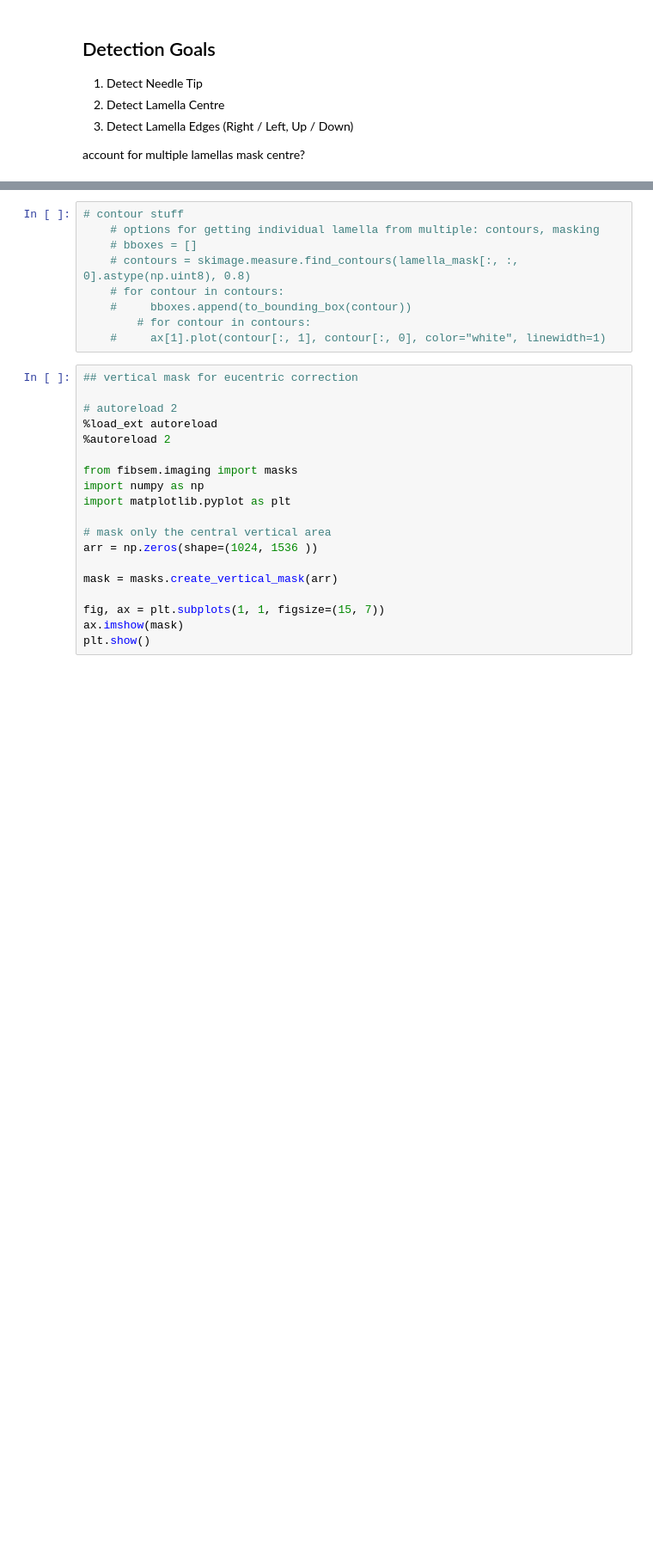
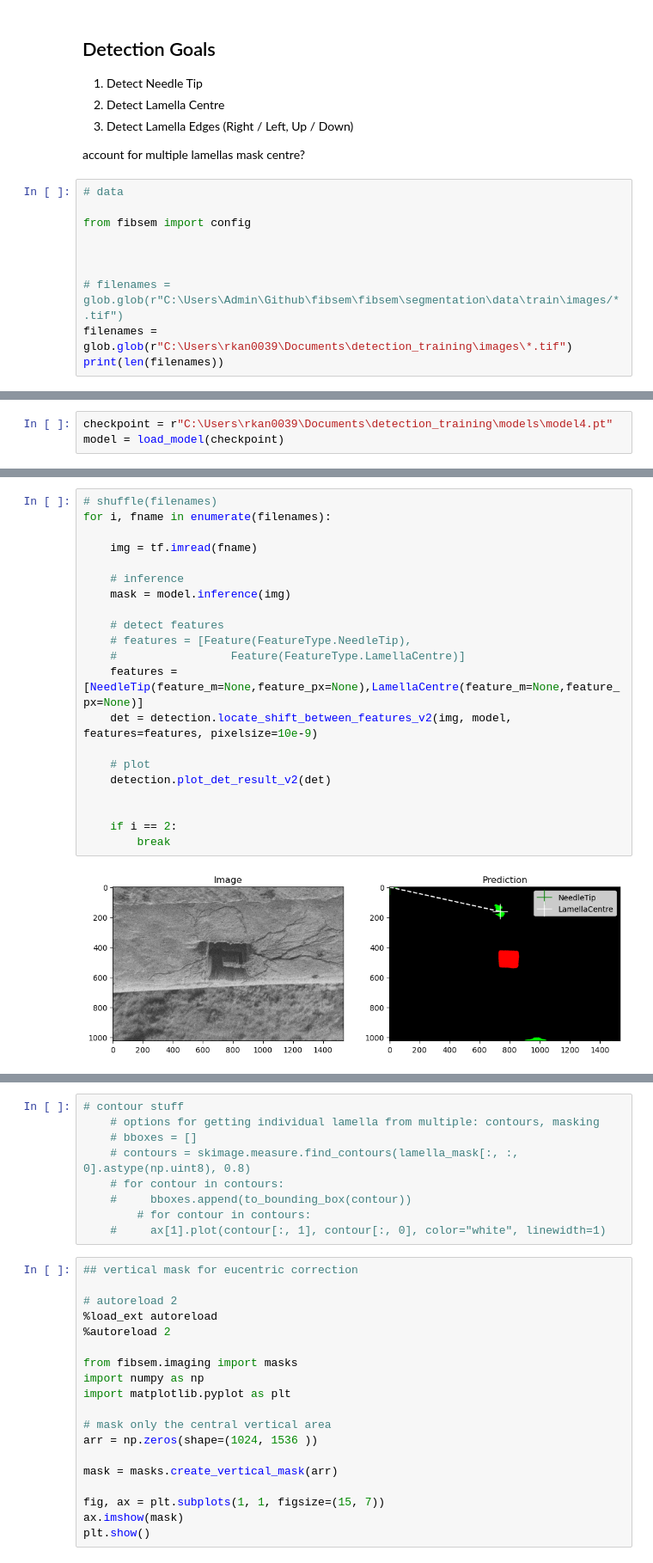
Before and after one commit to DeMarcoLab/fibsem, a Jupyter notebook: fibsem/detection/notebook copy.ipynb, the cells around one changed output, grey strips where cells are left out. Shown at 86% size. Saved outputs shown, nothing was run; the diff lists cells and outputs as text; blank space fills up the shorter version.

```diff
--- a/fibsem/detection/notebook copy.ipynb
+++ b/fibsem/detection/notebook copy.ipynb
@@ -42,3 +40,13 @@ The autoreload extension is already loaded. To reload it, use:
 
 account for multiple lamellas
 mask centre?
+# %%
+# data
+
+from fibsem import config
+
+
+
+# filenames = glob.glob(r"C:\Users\Admin\Github\fibsem\fibsem\segmentation\data\train\images/*.tif")
+filenames = glob.glob(r"C:\Users\rkan0039\Documents\detection_training\images\*.tif")
+print(len(filenames))
@@ -44,0 +55,3 @@ mask centre?
+# %%
+checkpoint = r"C:\Users\rkan0039\Documents\detection_training\models\model4.pt"
+model = load_model(checkpoint)
@@ -44,0 +72,23 @@ mask centre?
+# %%
+# shuffle(filenames)
+for i, fname in enumerate(filenames):
+
+    img = tf.imread(fname)
+
+    # inference
+    mask = model.inference(img)
+
+    # detect features
+    # features = [Feature(FeatureType.NeedleTip),
+    #                 Feature(FeatureType.LamellaCentre)]
+    features = [NeedleTip(feature_m=None,feature_px=None),LamellaCentre(feature_m=None,feature_px=None)]
+    det = detection.locate_shift_between_features_v2(img, model, features=features, pixelsize=10e-9)
+
+    # plot
+    detection.plot_det_result_v2(det)
+
+
+    if i == 2:
+        break
+# %% [output]
+[figure, added]
```
Also changed, not shown: parts of 7 cells of this notebook, 2 other files.
